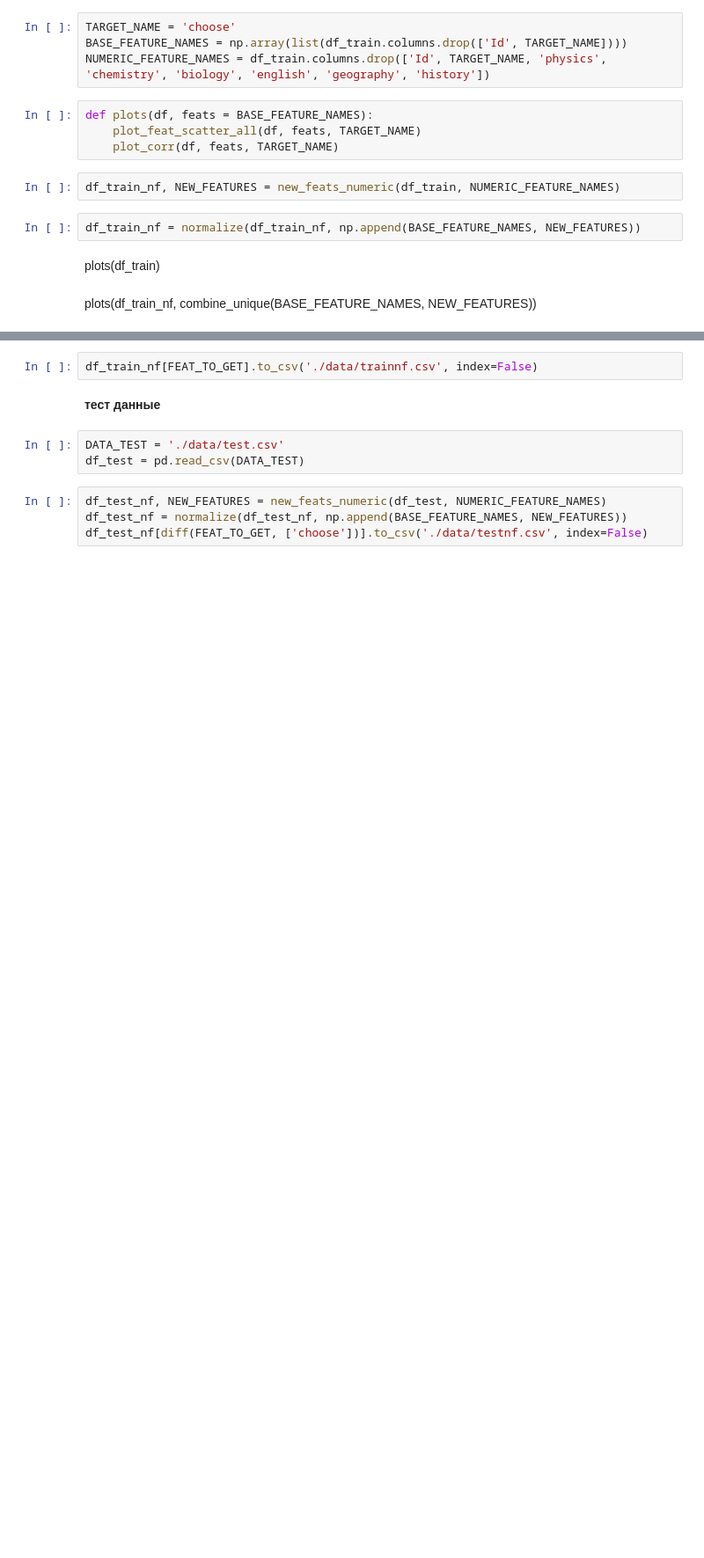
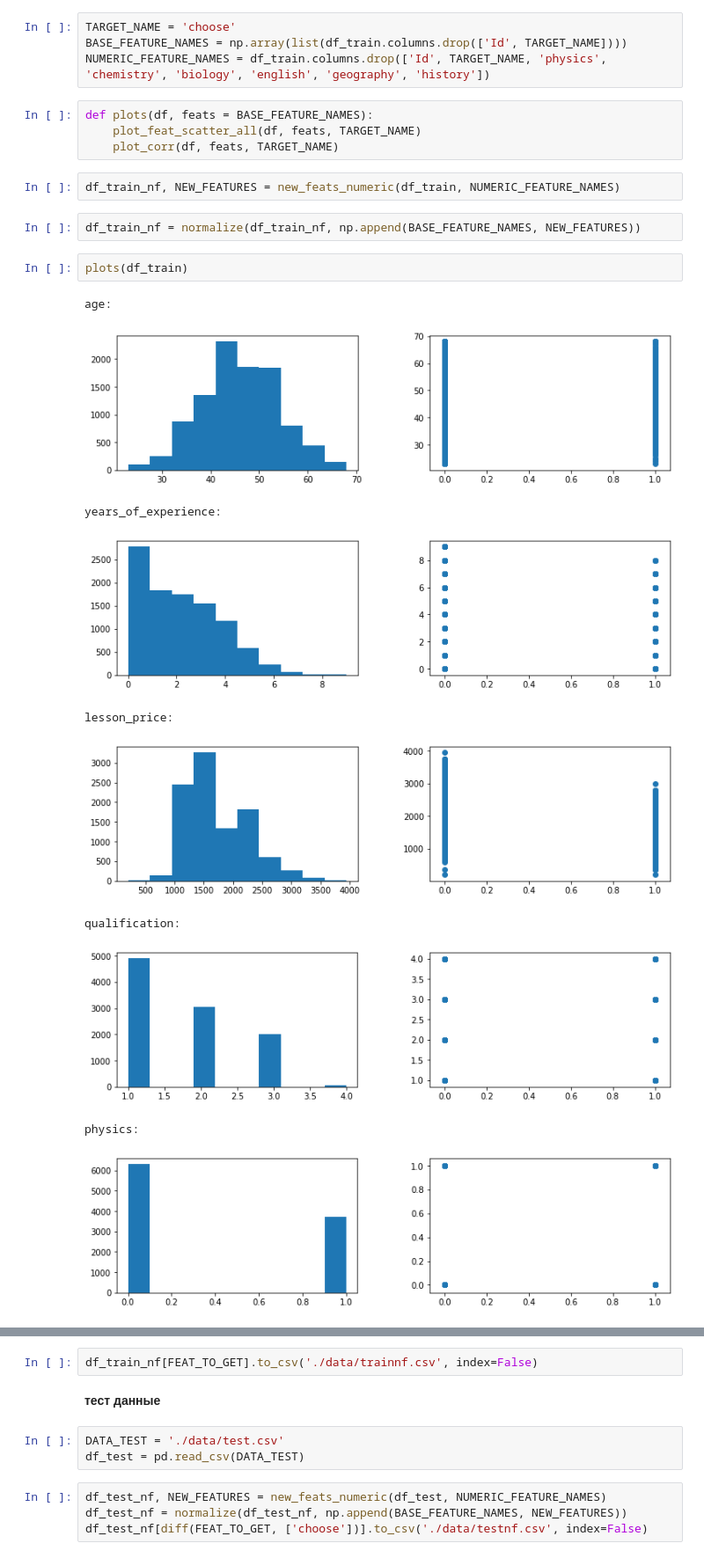
Before and after one commit to fogugy/gb_algo_coursework, a Jupyter notebook: Yuri_Zinovev.solution.ipynb, the cells around one changed output, grey strips where cells are left out. Shown: that part at 88% size. Saved outputs shown, nothing was run; the diff lists cells and outputs as text; blank space fills up the shorter version.

```diff
--- a/Yuri_Zinovev.solution.ipynb
+++ b/Yuri_Zinovev.solution.ipynb
@@ -36,7 +36,16 @@ def plots(df, feats = BASE_FEATURE_NAMES):
 df_train_nf, NEW_FEATURES = new_feats_numeric(df_train, NUMERIC_FEATURE_NAMES)
 # %%
 df_train_nf = normalize(df_train_nf, np.append(BASE_FEATURE_NAMES, NEW_FEATURES))
-# %% [markdown]
-plots(df_train)
-# %% [markdown]
-plots(df_train_nf, combine_unique(BASE_FEATURE_NAMES, NEW_FEATURES))
+# %%
+plots(df_train)
+# %% [output]
+age:
+[figure, added]
+years_of_experience:
+[figure, added]
+lesson_price:
+[figure, added]
+qualification:
+[figure, added]
+physics:
+[figure, added]
```
Also changed, not shown: parts of 3 cells of this notebook, 7 other files.
